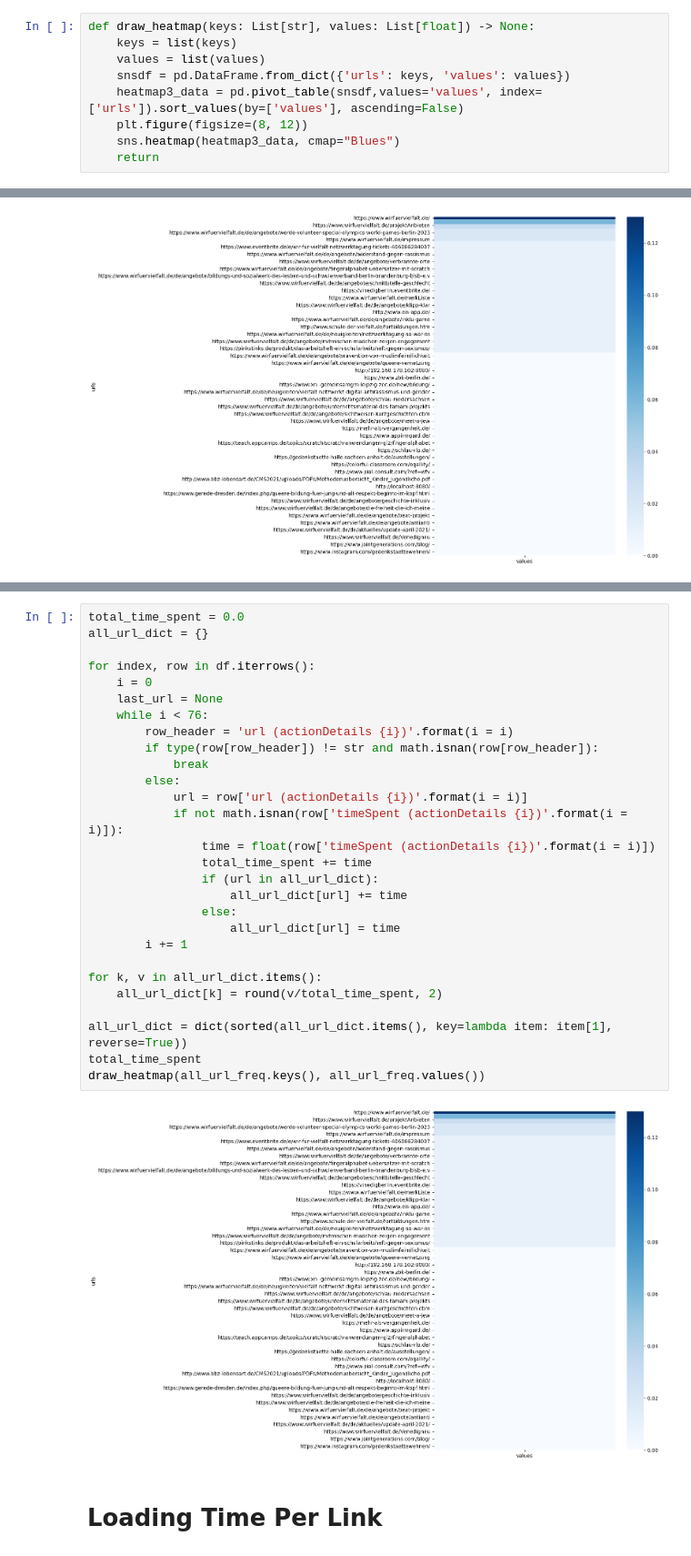
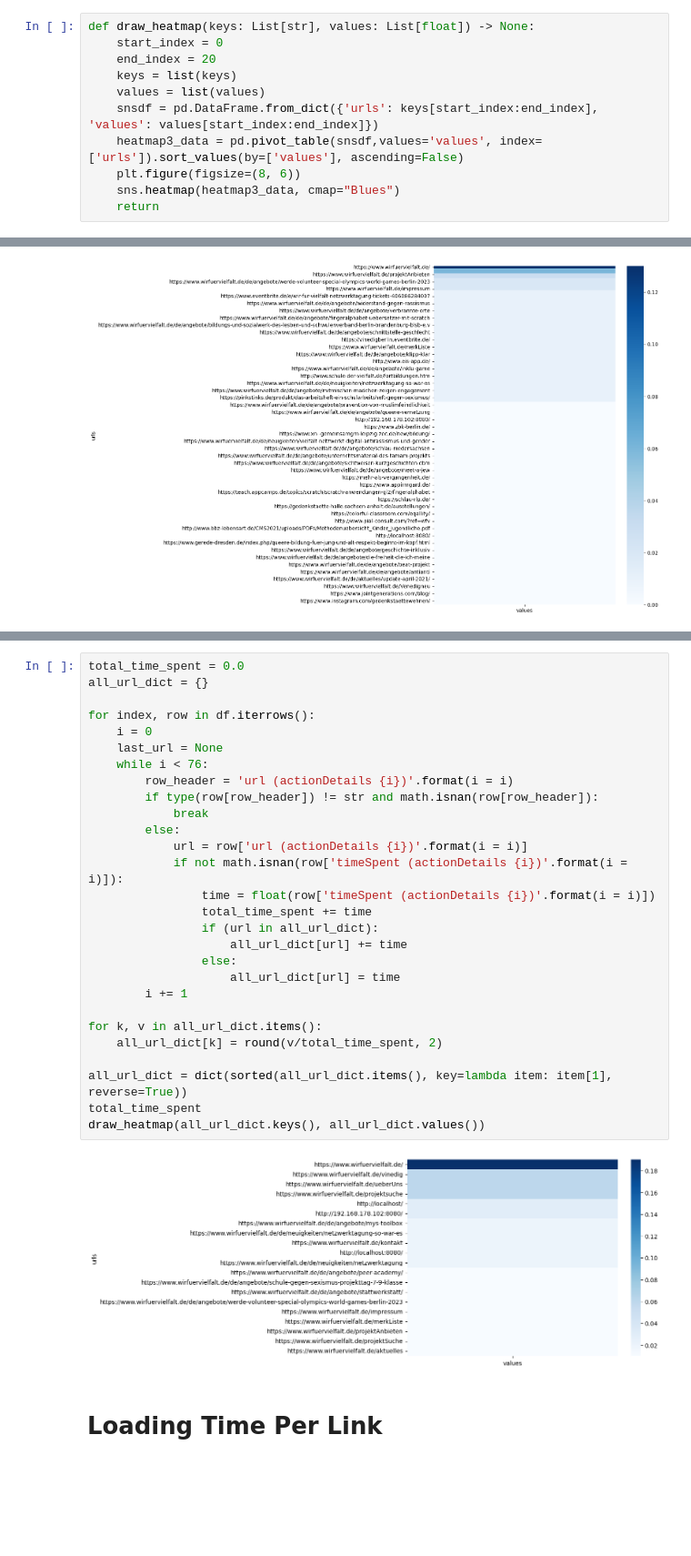
Before and after one commit to dssg-berlin/web-tracking-analytics, a Jupyter notebook: notebooks/istiyak/eda.ipynb, the cells around one changed output, grey strips where cells are left out. Shown at 91% size. Cells and saved outputs as stored; diff of their text form; blank space fills up the shorter version.

Commit message:
shortened heatmap

```diff
--- a/notebooks/istiyak/eda.ipynb
+++ b/notebooks/istiyak/eda.ipynb
@@ -15,11 +15,13 @@ def get_encoding(file_path):
     return chardet.detect(data).get("encoding")
 # %%
 def draw_heatmap(keys: List[str], values: List[float]) -> None:
+    start_index = 0
+    end_index = 20
     keys = list(keys)
     values = list(values)
-    snsdf = pd.DataFrame.from_dict({'urls': keys, 'values': values})
+    snsdf = pd.DataFrame.from_dict({'urls': keys[start_index:end_index], 'values': values[start_index:end_index]})
     heatmap3_data = pd.pivot_table(snsdf,values='values', index=['urls']).sort_values(by=['values'], ascending=False)
-    plt.figure(figsize=(8, 12))
+    plt.figure(figsize=(8, 6))
     sns.heatmap(heatmap3_data, cmap="Blues")
     return
 # %%
@@ -266,33 +268,33 @@ draw_heatmap(all_url_freq.keys(), all_url_freq.values())
 # %%
 total_time_spent = 0.0
 all_url_dict = {}
 
 for index, row in df.iterrows():
     i = 0
     last_url = None
     while i < 76:
         row_header = 'url (actionDetails {i})'.format(i = i)
         if type(row[row_header]) != str and math.isnan(row[row_header]):
             break
         else:
             url = row['url (actionDetails {i})'.format(i = i)]
             if not math.isnan(row['timeSpent (actionDetails {i})'.format(i = i)]):
                 time = float(row['timeSpent (actionDetails {i})'.format(i = i)])
                 total_time_spent += time
                 if (url in all_url_dict):
                     all_url_dict[url] += time
                 else:
                     all_url_dict[url] = time
         i += 1
 
 for k, v in all_url_dict.items():
     all_url_dict[k] = round(v/total_time_spent, 2)
 
 all_url_dict = dict(sorted(all_url_dict.items(), key=lambda item: item[1], reverse=True))
 total_time_spent
-draw_heatmap(all_url_freq.keys(), all_url_freq.values())
+draw_heatmap(all_url_dict.keys(), all_url_dict.values())
 # %% [output]
-[figure, old version]
+[figure, new version]
 # %% [markdown]
 # Loading Time Per Link
 # %%
```
Also changed, not shown: parts of 1 cell of this notebook.
